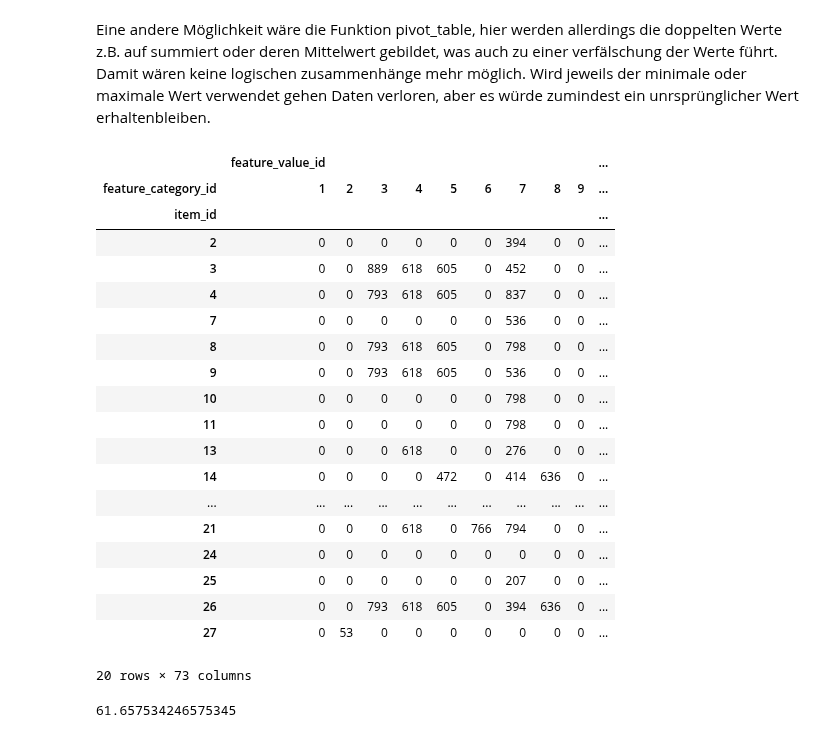
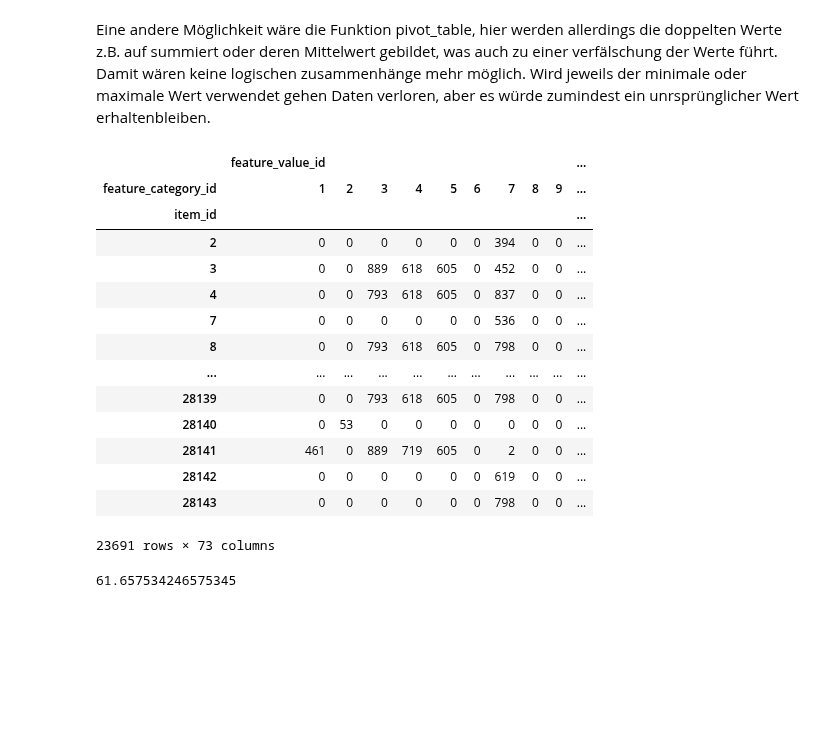
Before and after one commit to Ananassio/Data-Science_lab, a Jupyter notebook: Project/Data.ipynb, the cells around one changed output. Cells and saved outputs as stored; diff of their text form; code cells hidden in the pictures; blank space fills up the shorter version.

```diff
--- a/Project/Data.ipynb
+++ b/Project/Data.ipynb
@@ -701,28 +701,23 @@ Eine andere Möglichkeit wäre die Funktion pivot_table, hier werden allerdings
 Wird jeweils der minimale oder maximale Wert verwendet gehen Daten verloren, aber es würde zumindest ein unrsprünglicher Wert erhaltenbleiben.
 # %%
 feature_pivtable = features.pivot_table(index='item_id',columns='feature_category_id',  fill_value=0,aggfunc='min')
-feature_pivtable.head(20)
+feature_pivtable
 # %% [output]
 |  | feature_value_id |  |  |  |  |  |  |  |  | ... |
 | feature_category_id | 1 | 2 | 3 | 4 | 5 | 6 | 7 | 8 | 9 | ... |
 | item_id |  |  |  |  |  |  |  |  |  | ... |
 | 2 | 0 | 0 | 0 | 0 | 0 | 0 | 394 | 0 | 0 | ... |
 | 3 | 0 | 0 | 889 | 618 | 605 | 0 | 452 | 0 | 0 | ... |
 | 4 | 0 | 0 | 793 | 618 | 605 | 0 | 837 | 0 | 0 | ... |
 | 7 | 0 | 0 | 0 | 0 | 0 | 0 | 536 | 0 | 0 | ... |
 | 8 | 0 | 0 | 793 | 618 | 605 | 0 | 798 | 0 | 0 | ... |
-| 9 | 0 | 0 | 793 | 618 | 605 | 0 | 536 | 0 | 0 | ... |
-| 10 | 0 | 0 | 0 | 0 | 0 | 0 | 798 | 0 | 0 | ... |
-| 11 | 0 | 0 | 0 | 0 | 0 | 0 | 798 | 0 | 0 | ... |
-| 13 | 0 | 0 | 0 | 618 | 0 | 0 | 276 | 0 | 0 | ... |
-| 14 | 0 | 0 | 0 | 0 | 472 | 0 | 414 | 636 | 0 | ... |
 | ... | ... | ... | ... | ... | ... | ... | ... | ... | ... | ... |
-| 21 | 0 | 0 | 0 | 618 | 0 | 766 | 794 | 0 | 0 | ... |
-| 24 | 0 | 0 | 0 | 0 | 0 | 0 | 0 | 0 | 0 | ... |
-| 25 | 0 | 0 | 0 | 0 | 0 | 0 | 207 | 0 | 0 | ... |
-| 26 | 0 | 0 | 793 | 618 | 605 | 0 | 394 | 636 | 0 | ... |
-| 27 | 0 | 53 | 0 | 0 | 0 | 0 | 0 | 0 | 0 | ... |
+| 28139 | 0 | 0 | 793 | 618 | 605 | 0 | 798 | 0 | 0 | ... |
+| 28140 | 0 | 53 | 0 | 0 | 0 | 0 | 0 | 0 | 0 | ... |
+| 28141 | 461 | 0 | 889 | 719 | 605 | 0 | 2 | 0 | 0 | ... |
+| 28142 | 0 | 0 | 0 | 0 | 0 | 0 | 619 | 0 | 0 | ... |
+| 28143 | 0 | 0 | 0 | 0 | 0 | 0 | 798 | 0 | 0 | ... |
-20 rows × 73 columns
+23691 rows × 73 columns
 # %%
 feature_pivtable[feature_pivtable.index==2].values.mean()
 # %% [output]
```
Also changed, not shown: parts of 21 cells of this notebook.
